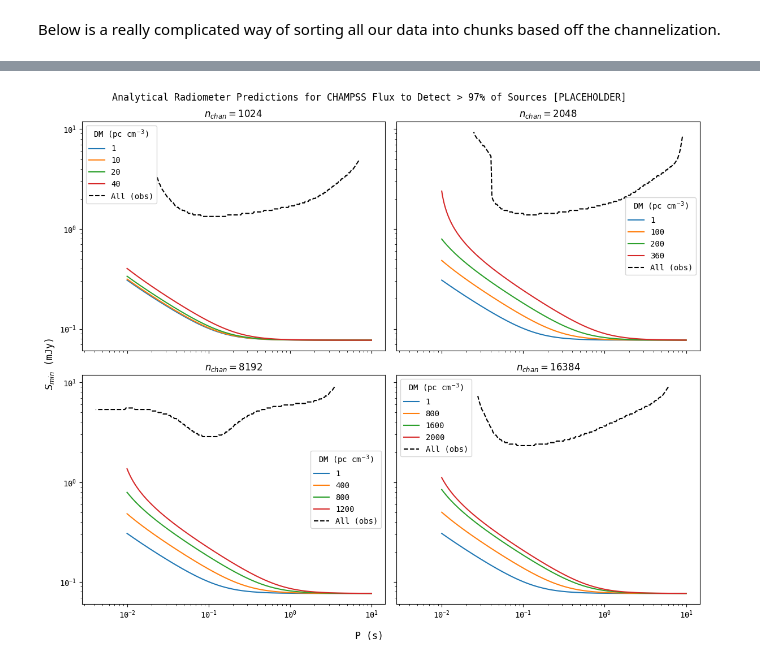
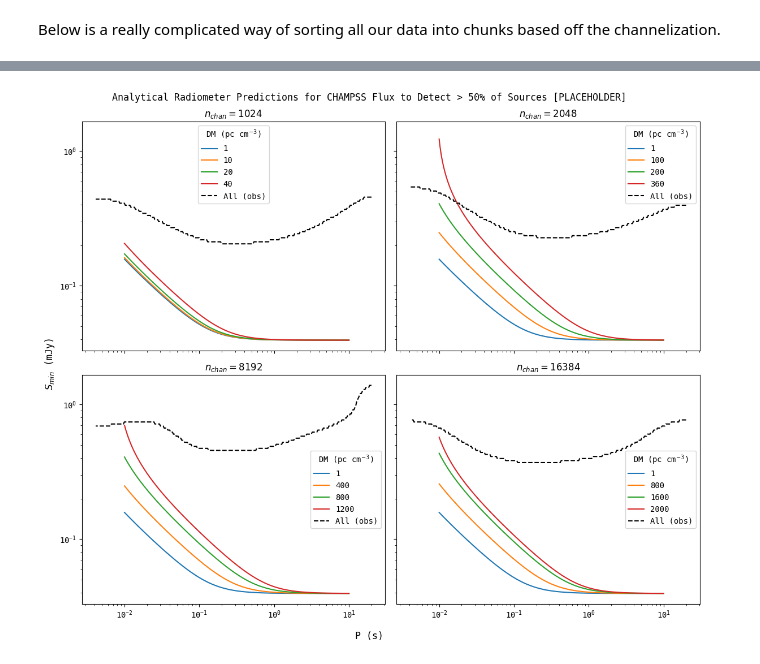
Before and after one commit to chime-sps/Transmissivity, a Jupyter notebook: results/sensitivity_dropoff.ipynb, the cells around one changed output, grey strips where cells are left out. Drawn from its saved outputs; the diff is of its cells as text; code cells hidden in the pictures.

```diff
--- a/results/sensitivity_dropoff.ipynb
+++ b/results/sensitivity_dropoff.ipynb
@@ -128,11 +130,11 @@ for i in range(len(data)):
 
     S_curve[i] = S_sens
     #S_smooth = gaussian_filter(S_sens, 3)
-    S_50[i] = np.max(S_bins[np.where(S_smooth < 0.97)[0]])
+    S_50[i] = np.max(S_bins[np.where(S_smooth < 0.50)[0]])
     S_10[i] = np.max(S_bins[np.where(S_smooth < 0.1)[0]])
     S_1[i] = np.max(S_bins[np.where(S_smooth < 0.01)[0]])
 
-    p_80_idx = np.where(S_smooth < 0.97)[0][-1]
+    p_80_idx = np.where(S_smooth < 0.50)[0][-1]
     local_std50 = np.std(S_sens[p_80_idx - 10: p_80_idx + 10])
     S_err50_up[i] = np.max(S_bins[np.where(S_smooth < 0.8 + local_std50)[0]])
 
@@ -255,7 +254,7 @@ Assuming that we will find >50% of everything with SNR > 10, and choosing $b = 0
 # %%
 TSKY = 26 #K
 GAIN = 1.16e-3  # K mJy^-1
-TSYS = 30  # K
+TSYS = 50  # K
 BETA = 1.1
 NPOL = 2
 TAU = 20* 10 * 60 #s
@@ -317,18 +316,20 @@ def get_intrachannel_time(DM, maxDM):
 
     return t_intrachannel
 
-def radiometer(f, DM, SNR, FWHM, maxDM, Ndays = 1):
+def radiometer(f, DM, SNR, FWHM, maxDM, Ndays = 14):
 
     FWHM /= f #in s
-    tau = Ndays * 10 * 60
+    tau = Ndays * 10 * 60 #days x minutes / day x seconds / minute
 
     t_dedisp = get_dedispersion_time() #in s
     t_intrach = get_intrachannel_time(DM, maxDM)
 
-    FWHM = np.sqrt(FWHM**2 + t_dedisp**2 + t_intrach**2 + TSAMP**2)
+    FWHM = np.sqrt(FWHM**2 + t_dedisp**2 )
+    FWHM = np.sqrt(FWHM**2 + t_intrach**2)
+    FWHM = np.sqrt(FWHM**2 + TSAMP**2)
 
     system_terms =  BETA * (TSYS + TSKY) / GAIN
-    obs_terms = 1 / np.sqrt(NPOL * tau * BANDWIDTH)
+    obs_terms = 1 / np.sqrt(NPOL * tau * (BANDWIDTH / 2)) #for rfi...
     pulse_terms = np.sqrt(FWHM / ((1 / f) - FWHM))
 
     return system_terms * obs_terms * pulse_terms * SNR
@@ -461,7 +462,7 @@ for i in range(4):
     for j in range(len(f_bins) - 1):
 
         try:
-            Smins[i][j] = np.min(S_bins[np.where(f_S_smooth[j] > 0.97)[0]])
+            Smins[i][j] = np.min(S_bins[np.where(f_S_smooth[j] > 0.50)[0]])
         except:
             Smins[i][j] = np.nan
         #print(Smins[i][j])
@@ -495,32 +495,32 @@ ax = ax.flatten()
 for i in range(len(maxDMs)):
     Scurve = get_Scurve(f, DMs[i], maxDMs[i])
 
     for j in range(len(DMs[i])):
         ax[i].plot(P, Scurve[j], label = DMs[i, j])
 
 
     ax[i].plot(1/f_bins[:-1], Smins[i], 'k--', label = 'All (obs)')
     ax[i].legend(title = r'DM (pc cm$^{-3}$)')
 
 
 ax[0].set_xscale('log')
 ax[0].set_title(r'$n_{chan} = 1024$')
 
 ax[1].set_xscale('log')
 ax[1].set_title(r'$n_{chan} = 2048$')
 
 ax[2].set_xscale('log')
 ax[2].set_title(r'$n_{chan} = 8192$')
 
 ax[3].set_xscale('log')
 ax[3].set_title(r'$n_{chan} = 16384$')
 ax[3].set_yscale('log')
 
 fig.supylabel('$S_{min}$ (mJy)')
 fig.supxlabel('P (s)')
 fig.suptitle('Analytical Radiometer Predictions for CHAMPSS Flux to \
-Detect > 97% of Sources [PLACEHOLDER]')
+Detect > 50% of Sources [PLACEHOLDER]')
 
 plt.tight_layout()
 # %% [output]
-[figure, old version]
+[figure, new version]
```
Also changed, not shown: parts of 8 cells of this notebook.
